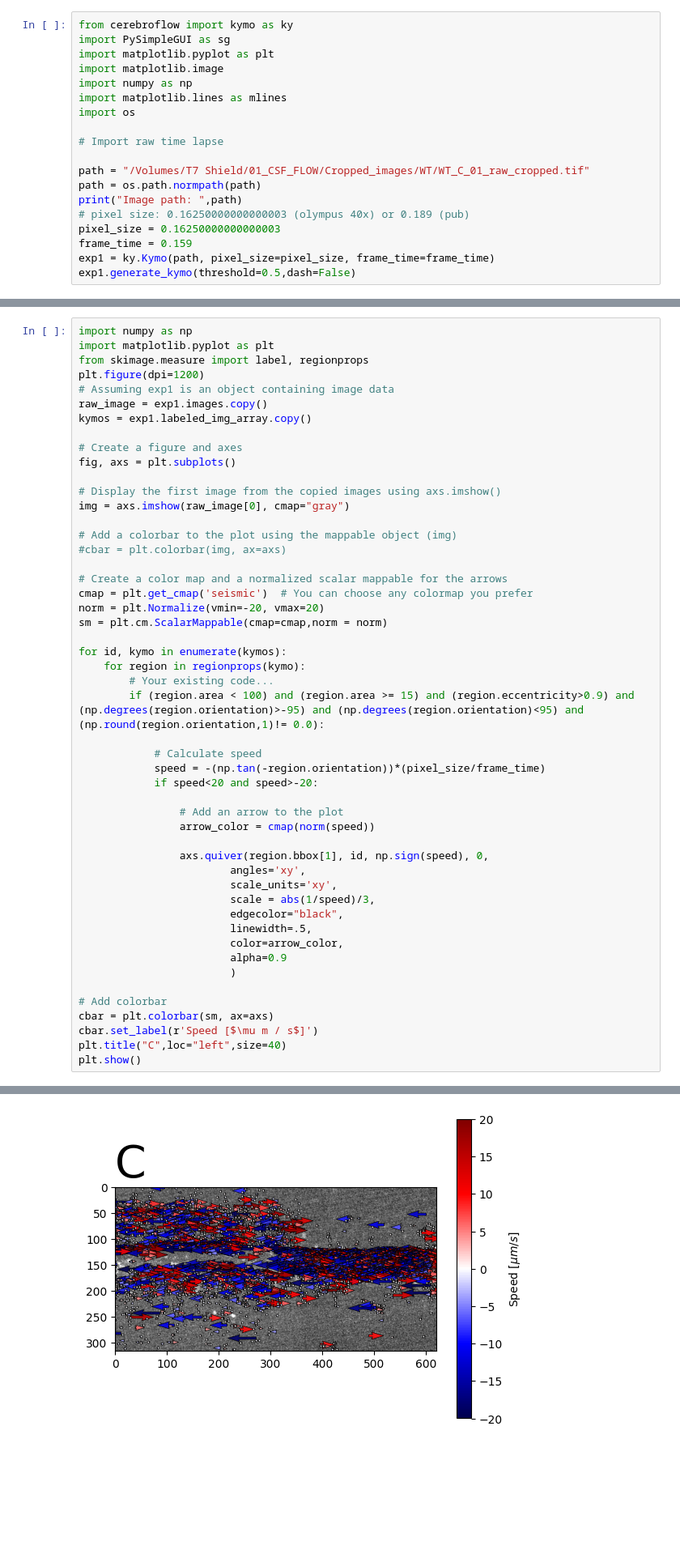
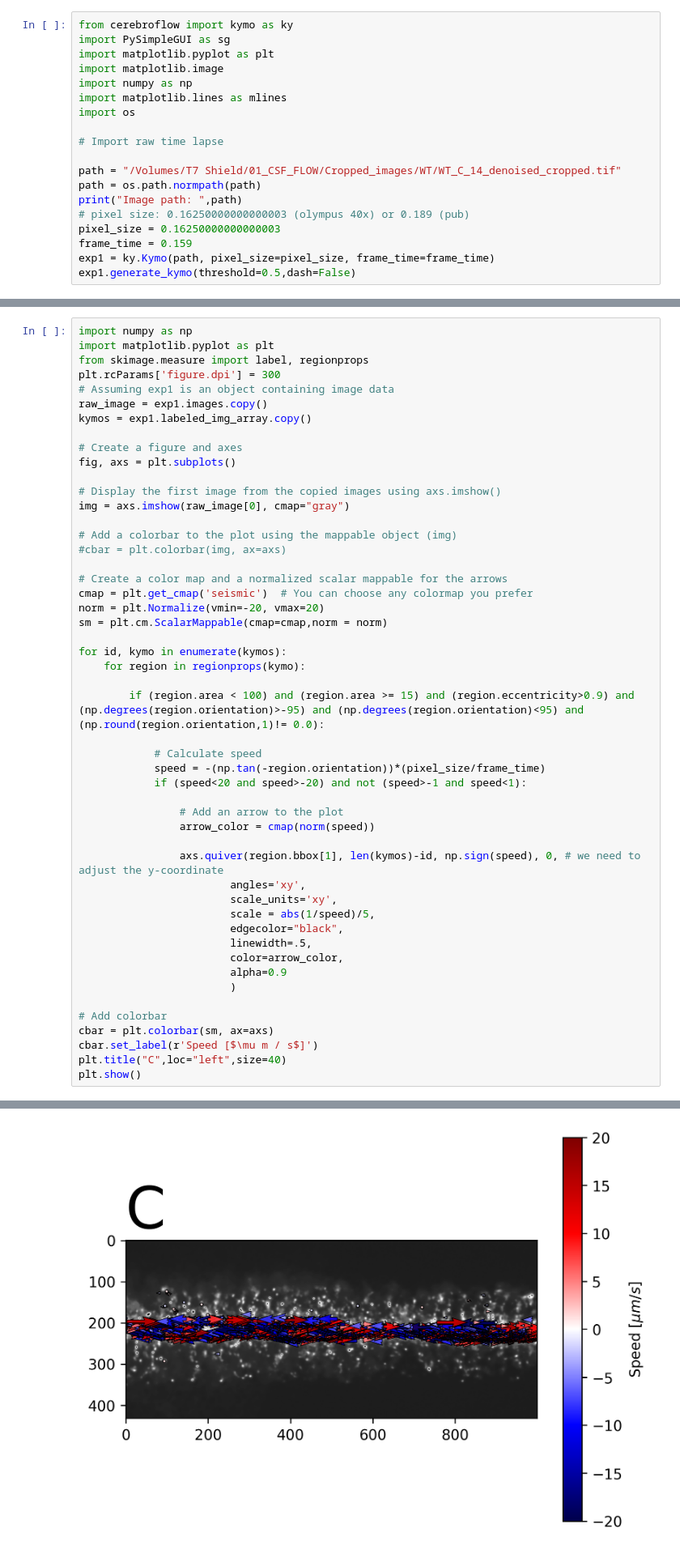
Before and after one commit to daggermaster3000/CerebroFlow, a Jupyter notebook: examples/Graphs.ipynb, the cells around one changed output, grey strips where cells are left out. Shown at 81% size. Drawn from its saved outputs; the diff is of its cells as text; blank space fills up the shorter version.

```diff
--- a/examples/Graphs.ipynb
+++ b/examples/Graphs.ipynb
@@ -12,7 +12,7 @@ import os
 
 # Import raw time lapse
 
-path = "/Volumes/T7 Shield/01_CSF_FLOW/Cropped_images/WT/WT_C_01_raw_cropped.tif"
+path = "/Volumes/T7 Shield/01_CSF_FLOW/Cropped_images/WT/WT_C_14_denoised_cropped.tif"
 path = os.path.normpath(path)
 print("Image path: ",path)
 # pixel size: 0.16250000000000003 (olympus 40x) or 0.189 (pub)
@@ -146,7 +96,7 @@ Run this cell after the previous or it will be shit. This plot is an overlay of
 import numpy as np
 import matplotlib.pyplot as plt
 from skimage.measure import label, regionprops
-plt.figure(dpi=1200)
+plt.rcParams['figure.dpi'] = 300
 # Assuming exp1 is an object containing image data
 raw_image = exp1.images.copy()
 kymos = exp1.labeled_img_array.copy()
@@ -167,20 +117,20 @@ sm = plt.cm.ScalarMappable(cmap=cmap,norm = norm)
 
 for id, kymo in enumerate(kymos):
     for region in regionprops(kymo):
-        # Your existing code...
+
         if (region.area < 100) and (region.area >= 15) and (region.eccentricity>0.9) and (np.degrees(region.orientation)>-95) and (np.degrees(region.orientation)<95) and (np.round(region.orientation,1)!= 0.0):
 
             # Calculate speed
             speed = -(np.tan(-region.orientation))*(pixel_size/frame_time)
-            if speed<20 and speed>-20:
+            if (speed<20 and speed>-20) and not (speed>-1 and speed<1):
 
                 # Add an arrow to the plot
                 arrow_color = cmap(norm(speed))
 
-                axs.quiver(region.bbox[1], id, np.sign(speed), 0,
+                axs.quiver(region.bbox[1], len(kymos)-id, np.sign(speed), 0, # we need to adjust the y-coordinate
                         angles='xy',
                         scale_units='xy',
-                        scale = abs(1/speed)/3,
+                        scale = abs(1/speed)/5,
                         edgecolor="black",
                         linewidth=.5,
                         color=arrow_color,
@@ -197 +146 @@ plt.show()
-[figure, old version]
+[figure, new version]
```
Also changed, not shown: parts of 7 cells of this notebook, 6 other files.
